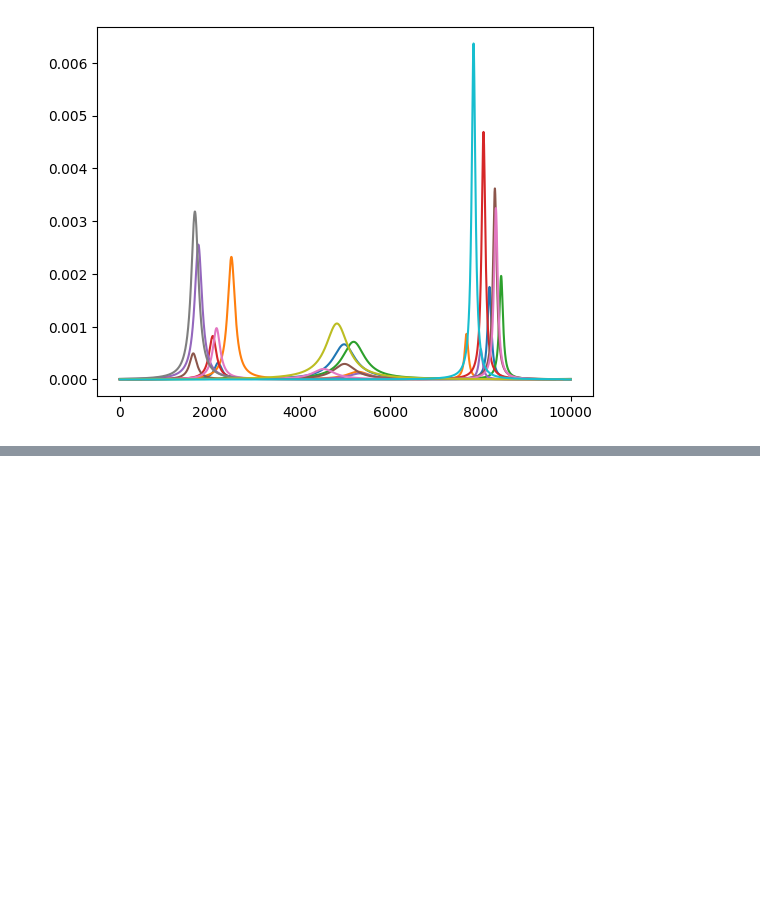
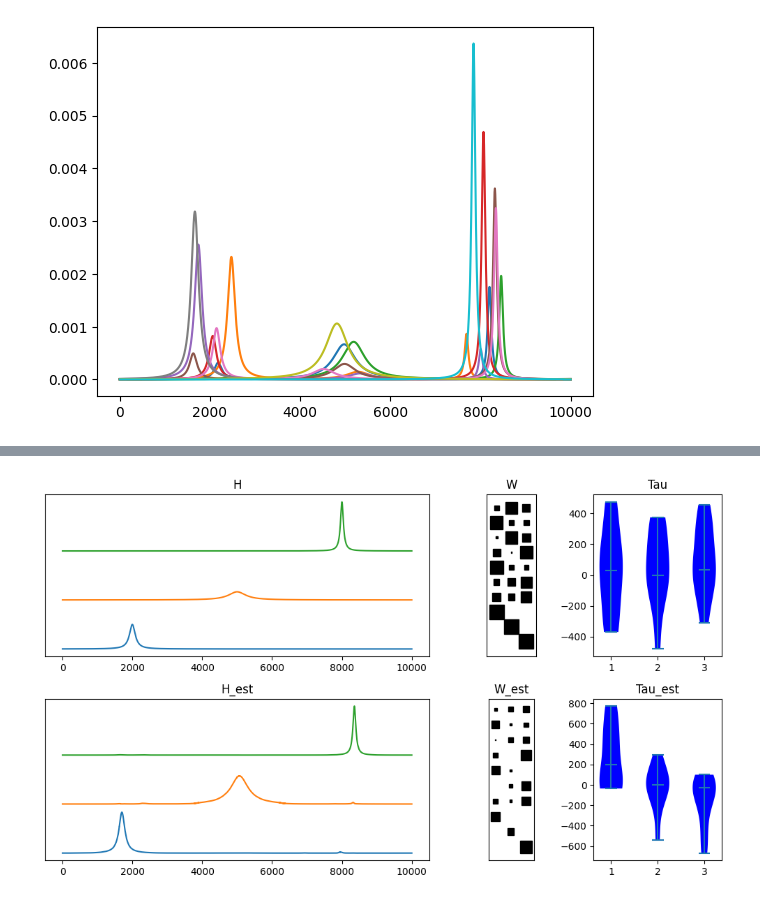
Before and after one commit to LucasEmcken/Bachelorprojekt, a Jupyter notebook: comparison.ipynb, the cells around one changed output, grey strips where cells are left out. Saved outputs shown, nothing was run; the diff lists cells and outputs as text; code cells hidden in the pictures; blank space fills up the shorter version.

```diff
--- a/comparison.ipynb
+++ b/comparison.ipynb
@@ -100,14 +95,14 @@ plt.imshow(W)
 # plt.plot(running_loss_disc, label='Discrete Tau')
 # plt.show()
 # %%
-disc_rec = np.dot(W_disc, H_dics)
-hyb_rec = np.dot(W_hyb, H_hyb)
+# disc_rec = np.dot(W_disc, H_dics)
+# hyb_rec = np.dot(W_hyb, H_hyb)
 
-#plot reconstructions without shifts
-fig, ax = plt.subplots(3, 1, figsize=(10, 10))
-ax[0].plot(X.T)
-ax[0].set_title('Original signals')
-ax[1].plot(disc_rec.T)
-ax[1].set_title('Discrete Tau NMF')
-ax[2].plot(hyb_rec.T)
-ax[2].set_title('Hybrid NMF')
+# #plot reconstructions without shifts
+# fig, ax = plt.subplots(3, 1, figsize=(10, 10))
+# ax[0].plot(X.T)
+# ax[0].set_title('Original signals')
+# ax[1].plot(disc_rec.T)
+# ax[1].set_title('Discrete Tau NMF')
+# ax[2].plot(hyb_rec.T)
+# ax[2].set_title('Hybrid NMF')
@@ -179,0 +145,78 @@ change_violin_colors(violin_parts, ['blue']*3)
+# %%
+def plotSpaced(ax,x,y):
+    ymax = y.max()
+    yoffset = ymax
+    for i in range(y.shape[1]):
+        ax.plot(x,y[:,i]+yoffset*i)
+
+    ax.set_yticks([])
+
+def change_violin_colors(violin_parts, color_list):
+    for pc, linecolor in zip(violin_parts["bodies"], color_list):
+        pc.set_facecolor(linecolor)
+        pc.set_alpha(1)
+
+
+def hinton(matrix, max_weight=None, ax=None):
+    """Draw Hinton diagram for visualizing a weight matrix."""
+    ax = ax if ax is not None else plt.gca()
+
+    if not max_weight:
+        max_weight = 2 ** np.ceil(np.log2(np.abs(matrix).max()))
+
+    ax.patch.set_facecolor('white')
+    ax.set_aspect('equal', 'box')
+    ax.xaxis.set_major_locator(plt.NullLocator())
+    ax.yaxis.set_major_locator(plt.NullLocator())
+
+    for (x, y), w in np.ndenumerate(matrix):
+        color = 'black' if w > 0 else 'white'
+        size = np.sqrt(abs(w) / max_weight)
+        rect = plt.Rectangle([x - size / 2, y - size / 2], size, size,
+                             facecolor=color, edgecolor=color)
+        ax.add_patch(rect)
+
+    ax.autoscale_view()
+    ax.invert_yaxis()
+
+
+
+# Create a gridspec object with 2 rows and 3 columns
+gs = gridspec.GridSpec(2, 3, width_ratios=[3, 1, 1])
+
+fig = plt.figure(figsize=(10, 6))
+
+# Plot H and H_est
+ax0 = plt.subplot(gs[0, 0])
+plotSpaced(ax0, np.arange(H.shape[1]), H.T)
+ax0.set_title('H')
+
+ax1 = plt.subplot(gs[1, 0])
+plotSpaced(ax1, np.arange(H_reorder.shape[1]), H_reorder.T)
+ax1.set_title('H_est')
+
+# Make hinton plots
+ax2 = plt.subplot(gs[0, 1])
+ax2.set_title('W')
+hinton(W.T, ax=ax2)
+
+ax3 = plt.subplot(gs[1, 1])
+ax3.set_title('W_est')
+hinton(W_reorder.T, ax=ax3)
+
+# Make violin plots
+ax4 = plt.subplot(gs[0, 2])
+violin_parts = ax4.violinplot(tau, showmeans=False, showmedians=True)
+ax4.set_title('Tau')
+change_violin_colors(violin_parts, ['blue']*3)
+
+ax5 = plt.subplot(gs[1, 2])
+violin_parts = ax5.violinplot(tau_reorder, showmeans=False, showmedians=True)
+ax5.set_title('Tau_est')
+change_violin_colors(violin_parts, ['blue']*3)
+
+# Set tight layout
+plt.tight_layout()
+plt.show()
+# %% [output]
+[figure, added]
```
Also changed, not shown: parts of 7 cells of this notebook.
